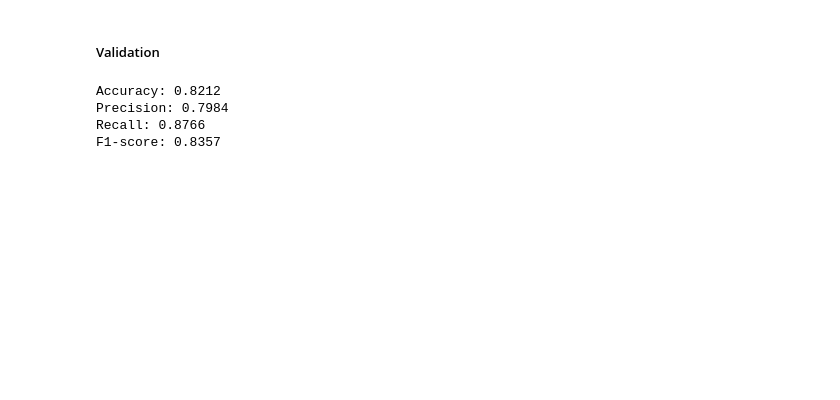
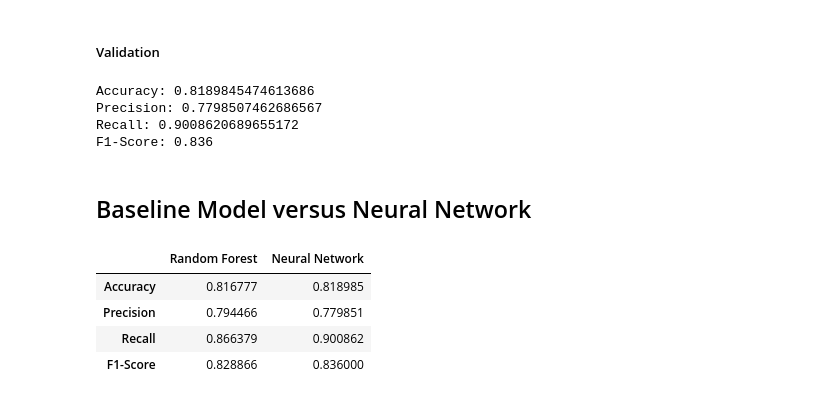
Before and after one commit to JackBenadon/DS340W_Group22, a Jupyter notebook: final_project.ipynb, the cells around one changed output. Drawn from its saved outputs; the diff is of its cells as text; code cells hidden in the pictures; blank space fills up the shorter version.

```diff
--- a/final_project.ipynb
+++ b/final_project.ipynb
@@ -516,12 +513,12 @@ F1-Score: 0.8145161290322581
 # %%
 y_pred = rf.predict(X_valid)
 
-accuracy = accuracy_score(y_valid, y_pred)
-precision = precision_score(y_valid, y_pred)
-recall = recall_score(y_valid, y_pred)
-f1 = f1_score(y_valid, y_pred)
-print("Accuracy:", accuracy)
-print("Precision:", precision)
-print("Recall:", recall)
-print("F1-Score:", f1)
+rf_accuracy = accuracy_score(y_valid, y_pred)
+rf_precision = precision_score(y_valid, y_pred)
+rf_recall = recall_score(y_valid, y_pred)
+rf_f1 = f1_score(y_valid, y_pred)
+print("Accuracy:", rf_accuracy)
+print("Precision:", rf_precision)
+print("Recall:", rf_recall)
+print("F1-Score:", rf_f1)
 # %% [output]
@@ -689,17 +681,37 @@ with torch.no_grad():
 predictions_np = valid_pred.numpy()
 y_valid_np = y_valid_tensor.numpy()
 
-accuracy = accuracy_score(y_valid_np, predictions_np)
-precision = precision_score(y_valid_np, predictions_np)
-recall = recall_score(y_valid_np, predictions_np)
-f1 = f1_score(y_valid_np, predictions_np)
+nnet_accuracy = accuracy_score(y_valid_np, predictions_np)
+nnet_precision = precision_score(y_valid_np, predictions_np)
+nnet_recall = recall_score(y_valid_np, predictions_np)
+nnet_f1 = f1_score(y_valid_np, predictions_np)
 
-print(f'Accuracy: {accuracy:.4f}')
-print(f'Precision: {precision:.4f}')
-print(f'Recall: {recall:.4f}')
-print(f'F1-score: {f1:.4f}')
+print("Accuracy:", nnet_accuracy)
+print("Precision:", nnet_precision)
+print("Recall:", nnet_recall)
+print("F1-Score:", nnet_f1)
 # %% [output]
-Accuracy: 0.8212
-Precision: 0.7984
-Recall: 0.8766
-F1-score: 0.8357
+Accuracy: 0.8189845474613686
+Precision: 0.7798507462686567
+Recall: 0.9008620689655172
+F1-Score: 0.836
+# %%
+accuracy_comp = [rf_accuracy, nnet_accuracy]
+precision_comp = [rf_precision, nnet_precision]
+recall_comp = [rf_recall, nnet_recall]
+f1_comp = [rf_f1, nnet_f1]
+# %% [markdown]
+## Baseline Model versus Neural Network
+# %%
+# create a table/chart with the metrics of all the models and figure out which performs the best
+data = [accuracy_comp, precision_comp, recall_comp, f1_comp]
+
+df_comp = pd.DataFrame(data=data, columns=['Random Forest', 'Neural Network'],
+                          index=['Accuracy', 'Precision', 'Recall', 'F1-Score'])
+df_comp
+# %% [output]
+|  | Random Forest | Neural Network |
+| Accuracy | 0.816777 | 0.818985 |
+| Precision | 0.794466 | 0.779851 |
+| Recall | 0.866379 | 0.900862 |
+| F1-Score | 0.828866 | 0.836000 |
```
Also changed, not shown: parts of 19 cells of this notebook.
